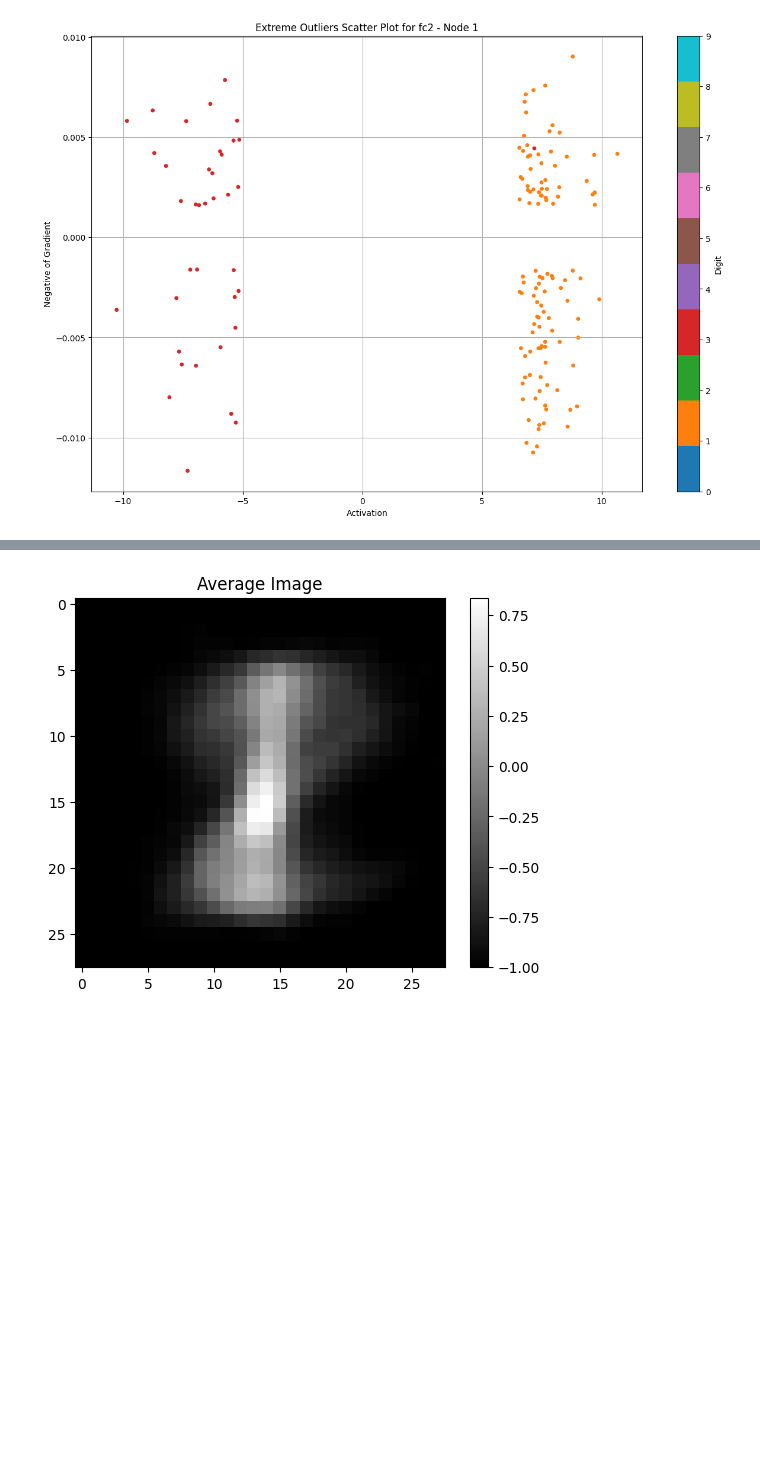
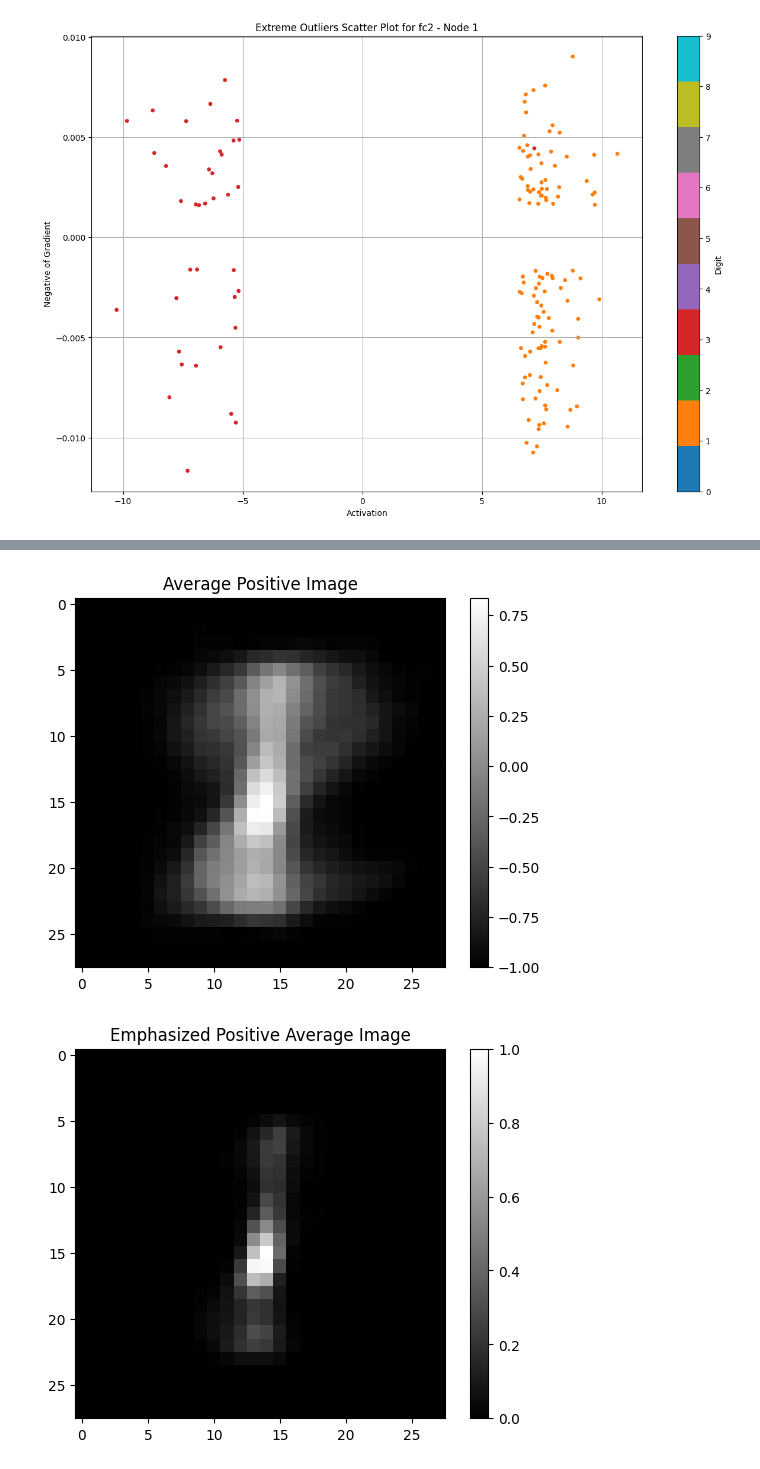
Before and after one commit to benrichards4376/Explanatory-Neural-Networks, a Jupyter notebook: MNIST_explained.ipynb, the cells around one changed output, grey strips where cells are left out. Cells and saved outputs as stored; diff of their text form; code cells hidden in the pictures; blank space fills up the shorter version.

```diff
--- a/MNIST_explained.ipynb
+++ b/MNIST_explained.ipynb
@@ -803,7 +771,11 @@ def extreme_outliers_quad(explainable_network, layer_name, node_index, quadrant,
 
 
 # Example usage:
-truePos = extreme_outliers_quad(explainable_net, 'fc2', 1, std_dev_threshold=1.5, quadrant= 1)  # Adjust std_dev_threshold as needed
+displayPos = extreme_outliers_quad(explainable_net, 'fc2', node_index, std_dev_threshold=1.5, quadrant= 1)  # Adjust std_dev_threshold as needed
+displayNeg = extreme_outliers_quad(explainable_net, 'fc2', node_index, std_dev_threshold=1.5, quadrant= 3)  # Adjust std_dev_threshold as needed
+
+truePos =  extreme_outliers_quad(explainable_net, 'fc2', node_index, std_dev_threshold=1.5, quadrant= 1, selected_class = 1)
+trueNeg =  extreme_outliers_quad(explainable_net, 'fc2', node_index, std_dev_threshold=1.5, quadrant= 3, selected_class = 3)
 # %%
 def display_image_grid(images, rows, cols):
     grid = torchvision.utils.make_grid(images, nrow=cols)
@@ -820,9 +792,14 @@ cols = 10  # Number of columns
 rows = images_per_grid // cols
 
 # Display the images in grids
-for i in range(0, len(truePos), images_per_grid):
-    selected_indices = truePos[i:i+images_per_grid]
+for i in range(0, len(displayPos), images_per_grid):
+    selected_indices = displayPos[i:i+images_per_grid]
     selected_images = torch.stack([all_images[index] for index in selected_indices])
     display_image_grid(selected_images, rows, cols)
+
+for i in range(0, len(displayNeg), images_per_grid):
+    selected_indices = displayNeg[i:i+images_per_grid]
+    selected_images = torch.stack([all_images[index] for index in selected_indices])
+    display_image_grid(selected_images, rows, cols)
 # %% [output]
 [figure]
@@ -829,10 +807,23 @@ for i in range(0, len(truePos), images_per_grid):
 # %%
-images_subset = torch.stack([all_images[i] for i in truePos])
+images_subset = torch.stack([all_images[i] for i in displayPos])
 average_image = images_subset.float().mean(dim=0).squeeze()
 plt.imshow(average_image, cmap='gray')
-plt.title("Average Image")
+plt.title("Average Positive Image")
 plt.colorbar()
 plt.show()
+
+normalized_image = (average_image - average_image.min()) / (average_image.max() - average_image.min())
+
+# Apply a power law transformation to increase contrast, emphasizing the bright pixels
+# Squaring the normalized pixel values will make high values brighter and low values dimmer
+emphasized_positive_image = normalized_image ** 4
+
+# Plot the emphasized average image
+plt.imshow(emphasized_positive_image, cmap='gray')
+plt.title("Emphasized Positive Average Image")
+plt.colorbar()
+plt.show()
 # %% [output]
-[figure, old version]
+[figure, new version]
+[figure, added]
 # %%
```
Also changed, not shown: parts of 18 cells of this notebook.
